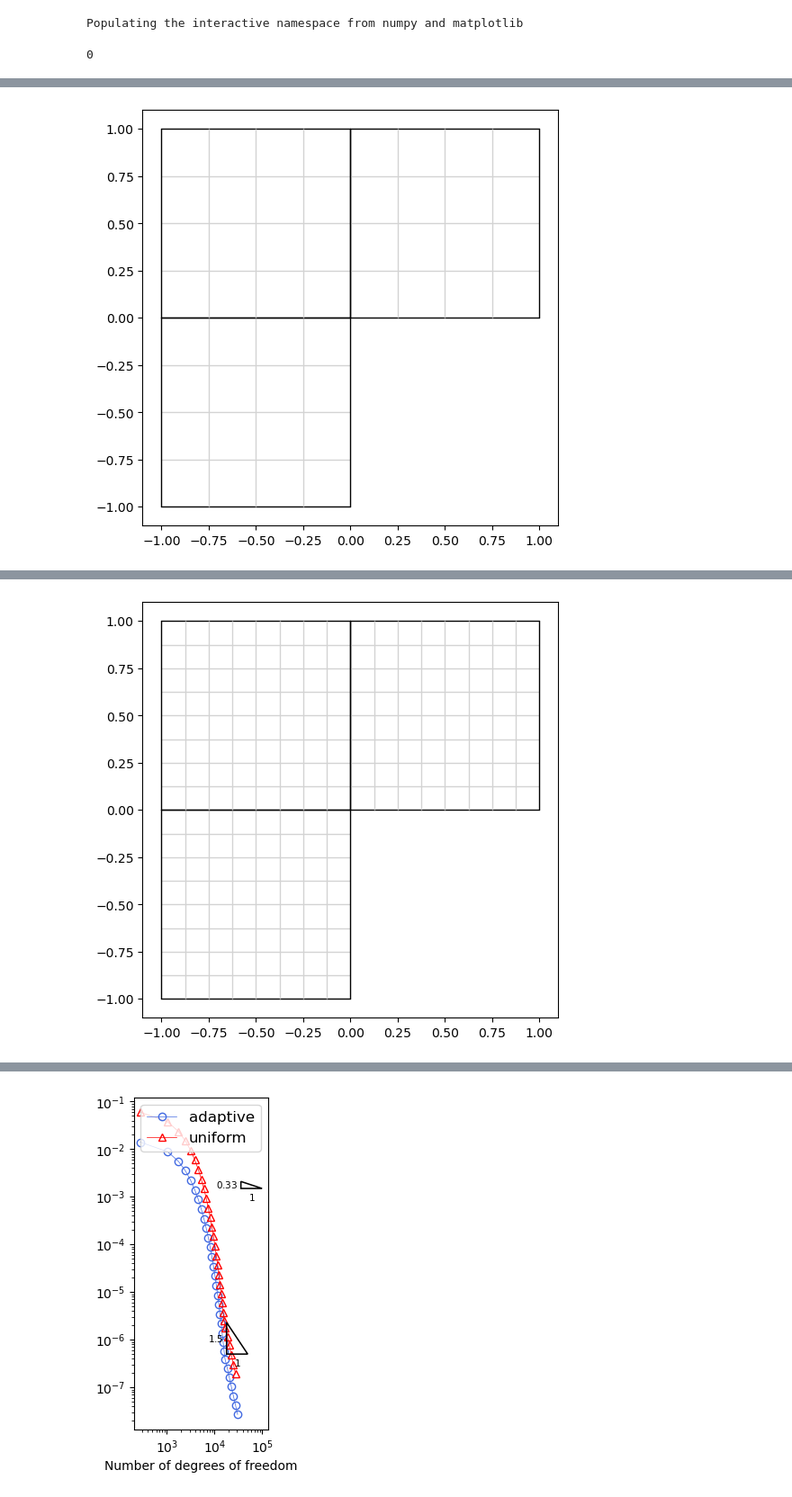
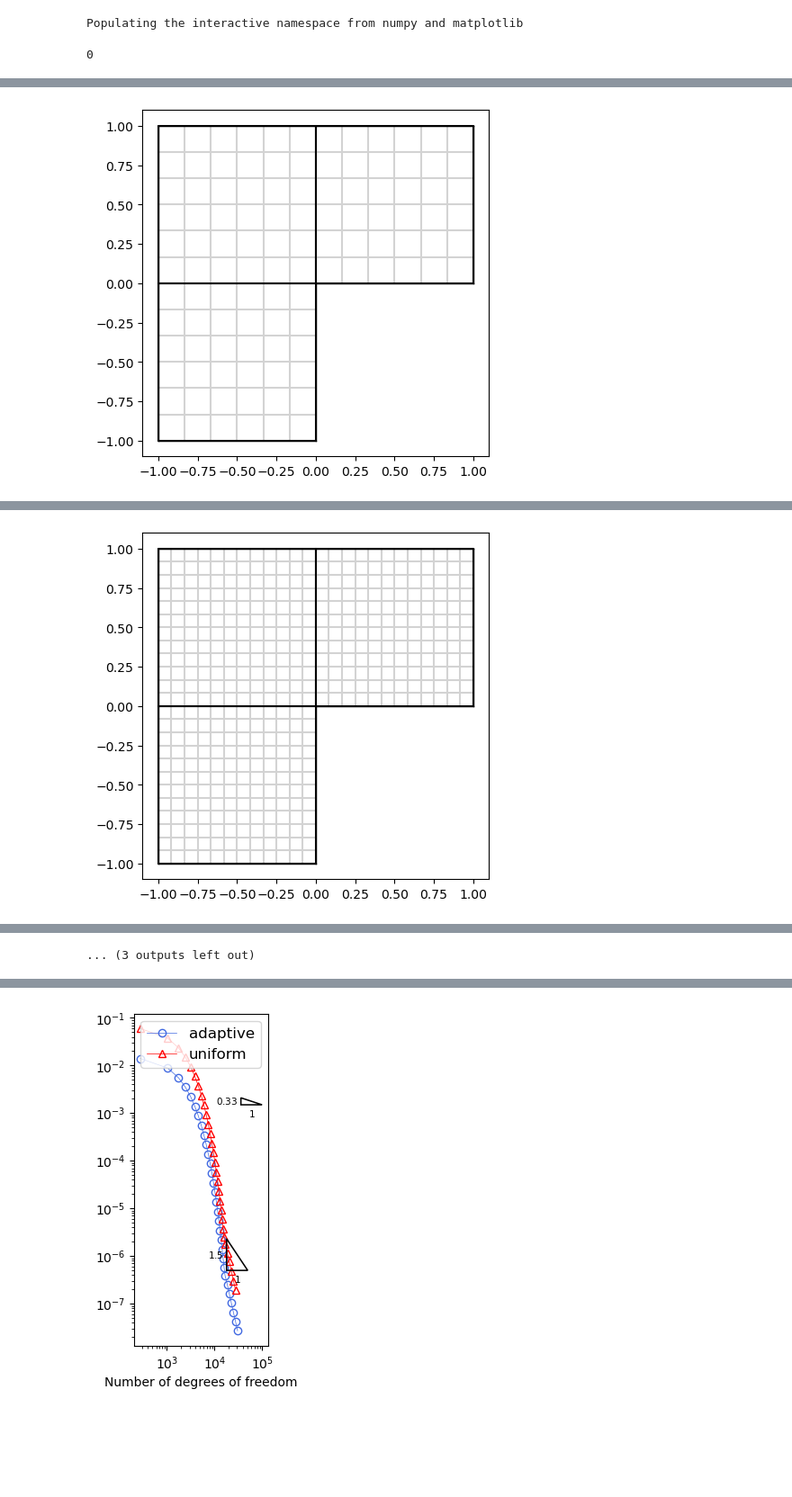
Before and after one commit to c-f-h/pyiga, a Jupyter notebook: notebooks/L-shape.ipynb, the cells around one changed output, grey strips where cells are left out. Shown at 90% size. Drawn from its saved outputs; the diff is of its cells as text; code cells hidden in the pictures; blank space fills up the shorter version.

```diff
--- a/notebooks/L-shape.ipynb
+++ b/notebooks/L-shape.ipynb
@@ -247,7 +249,7 @@ def uniform(M, f, g, u=None, maxiter=12, plotrange=(-1,1), draw=False):
     for iter in range(maxiter):
         print(iter)
         if draw:
-            MP.mesh.draw(figsize=(6,6),bwidth=1)
+            MP.mesh.draw(bwidth=1)
             plt.axis('scaled');
             plt.show()
 
@@ -307,9 +309,9 @@ def uy(x,y):
 
 f=lambda x,y: 0.
 # %%
-deg=1
+deg=2
 M = Lshape(deg,deg+1)
-MP, uh, numdofs, L2err, H1err = uniform(M,f={0:f},g=u,u=u, maxiter=6, draw=True)
+MP, uh, numdofs, L2err, H1err = uniform(M,f={0:f},g=u,u=u, maxiter=7, draw=True)
 # M.draw()
 # %% [output]
 0
@@ -318,2 +320,2 @@ Refinement took 0.00013756752014160156 seconds.
 1
-[figure, old version]
+[figure, new version]
@@ -321,2 +323,2 @@ Refinement took 0.0001468658447265625 seconds.
 2
-[figure, old version]
+[figure, new version]
@@ -333 +334,2 @@ Refinement took 0.0001537799835205078 seconds.
+... (3 outputs left out)
 # %%
```
Also changed, not shown: parts of 20 cells of this notebook, 6 other files.
